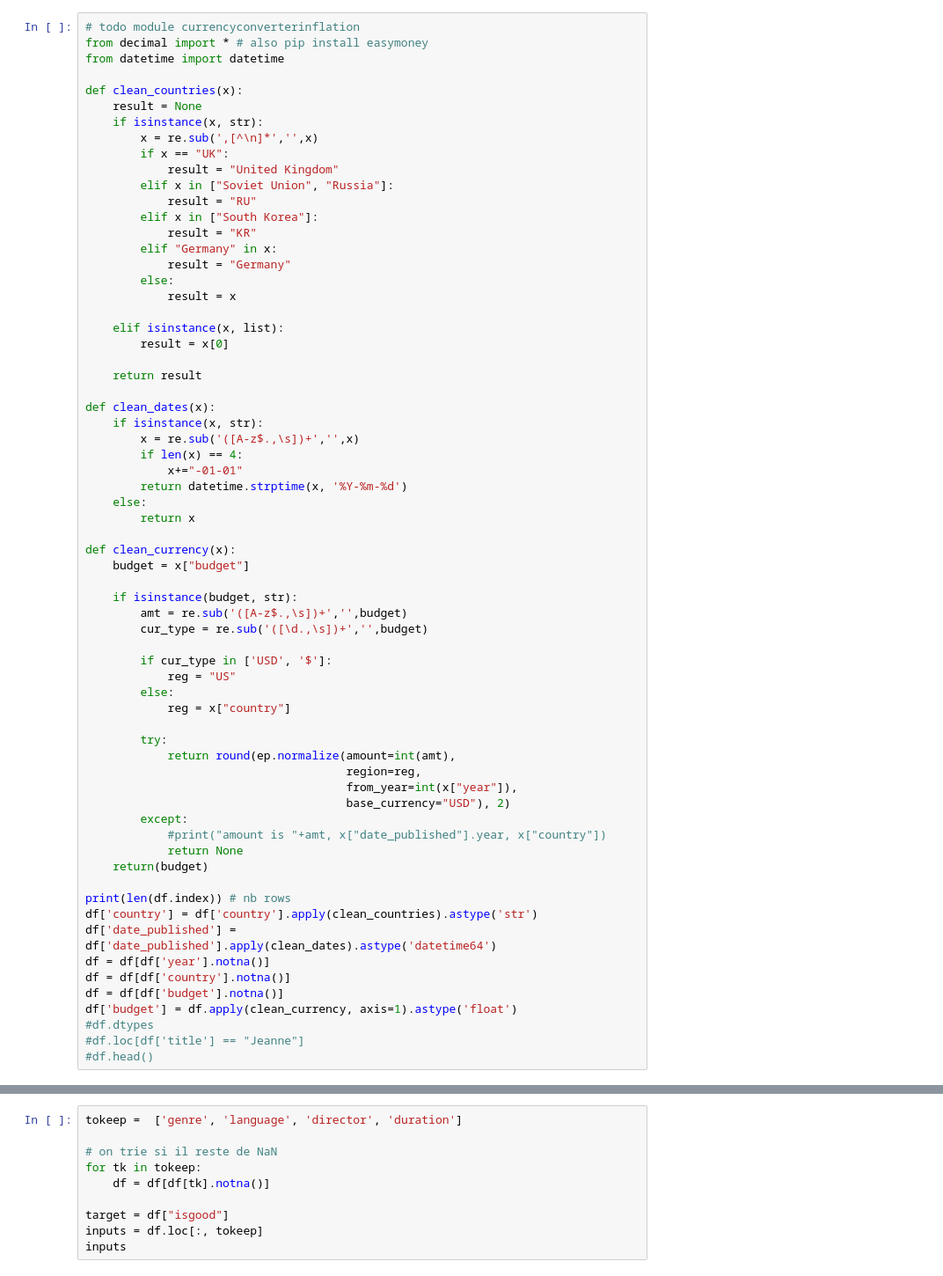
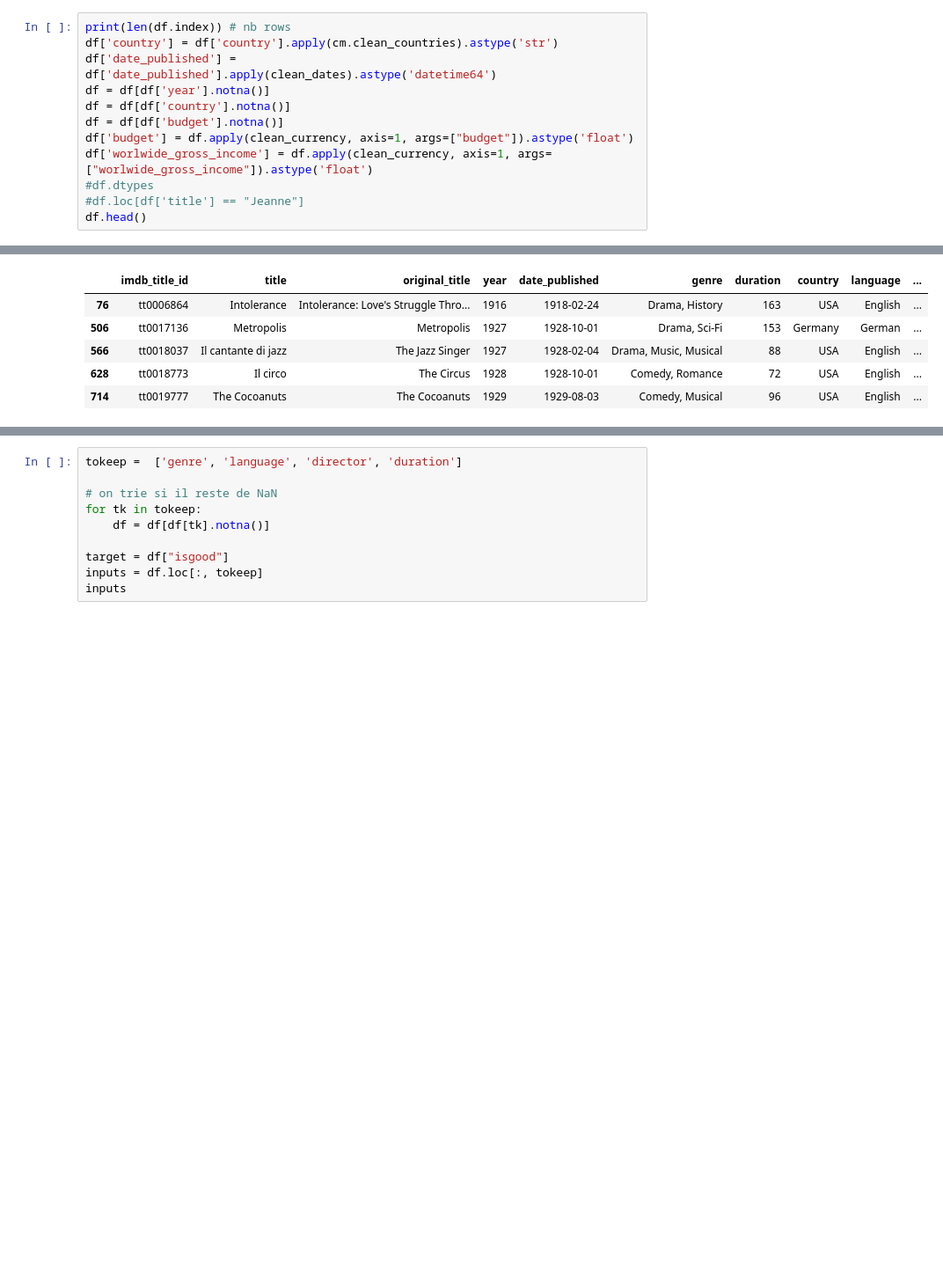
Before and after one commit to FridIsar/films-data-science, a Jupyter notebook: FilmSuccessStudy.ipynb, the cells around one changed output, grey strips where cells are left out. Shown at 88% size. Cells and saved outputs as stored; diff of their text form; blank space fills up the shorter version.

Commit message:
création module simplifiant nettoyage données

```diff
--- a/FilmSuccessStudy.ipynb
+++ b/FilmSuccessStudy.ipynb
@@ -49,68 +34,20 @@ dict_keys(['$', 'DEM', 'GBP', 'JPY', 'FRF', 'ITL', 'AUD', 'RUR', 'CAD', 'NZD', '
 # %%
-# todo module currencyconverterinflation
-from decimal import * # also pip install easymoney
-from datetime import datetime
-
-def clean_countries(x):
-    result = None
-    if isinstance(x, str):
-        x = re.sub(',[^\n]*','',x)
-        if x == "UK":
-            result = "United Kingdom"
-        elif x in ["Soviet Union", "Russia"]:
-            result = "RU"
-        elif x in ["South Korea"]:
-            result = "KR"
-        elif "Germany" in x:
-            result = "Germany"
-        else:
-            result = x
-
-    elif isinstance(x, list):
-        result = x[0]
-
-    return result
-
-def clean_dates(x):
-    if isinstance(x, str):
-        x = re.sub('([A-z$.,\s])+','',x)
-        if len(x) == 4:
-            x+="-01-01"
-        return datetime.strptime(x, '%Y-%m-%d')
-    else:
-        return x
-
-def clean_currency(x):
-    budget = x["budget"]
-
-    if isinstance(budget, str):
-        amt = re.sub('([A-z$.,\s])+','',budget)
-        cur_type = re.sub('([\d.,\s])+','',budget)
-
-        if cur_type in ['USD', '$']:
-            reg = "US"
-        else:
-            reg = x["country"]
-
-        try:
-            return round(ep.normalize(amount=int(amt),
-                                      region=reg,
-                                      from_year=int(x["year"]),
-                                      base_currency="USD"), 2)
-        except:
-            #print("amount is "+amt, x["date_published"].year, x["country"])
-            return None
-    return(budget)
-
 print(len(df.index)) # nb rows
-df['country'] = df['country'].apply(clean_countries).astype('str')
+df['country'] = df['country'].apply(cm.clean_countries).astype('str')
 df['date_published'] = df['date_published'].apply(clean_dates).astype('datetime64')
 df = df[df['year'].notna()]
 df = df[df['country'].notna()]
 df = df[df['budget'].notna()]
-df['budget'] = df.apply(clean_currency, axis=1).astype('float')
+df['budget'] = df.apply(clean_currency, axis=1, args=["budget"]).astype('float')
+df['worlwide_gross_income'] = df.apply(clean_currency, axis=1, args=["worlwide_gross_income"]).astype('float')
 #df.dtypes
 #df.loc[df['title'] == "Jeanne"]
-#df.head()
+df.head()
 # %% [output]
 13305
+|  | imdb_title_id | title | original_title | year | date_published | genre | duration | country | language | ... |
+| 76 | tt0006864 | Intolerance | Intolerance: Love's Struggle Thro... | 1916 | 1918-02-24 | Drama, History | 163 | USA | English | ... |
+| 506 | tt0017136 | Metropolis | Metropolis | 1927 | 1928-10-01 | Drama, Sci-Fi | 153 | Germany | German | ... |
+| 566 | tt0018037 | Il cantante di jazz | The Jazz Singer | 1927 | 1928-02-04 | Drama, Music, Musical | 88 | USA | English | ... |
+| 628 | tt0018773 | Il circo | The Circus | 1928 | 1928-10-01 | Comedy, Romance | 72 | USA | English | ... |
+| 714 | tt0019777 | The Cocoanuts | The Cocoanuts | 1929 | 1929-08-03 | Comedy, Musical | 96 | USA | English | ... |
```
Also changed, not shown: parts of 7 cells of this notebook, 1 other file.
